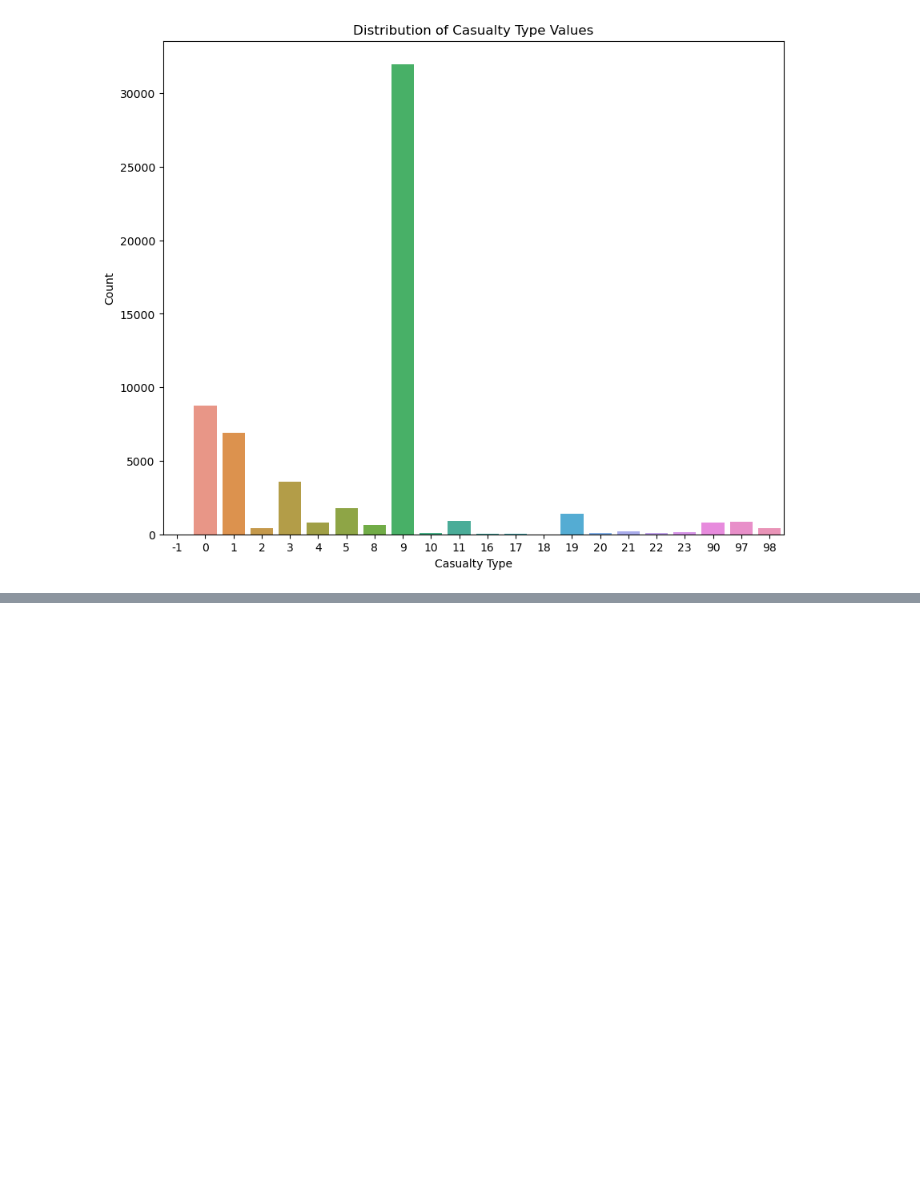
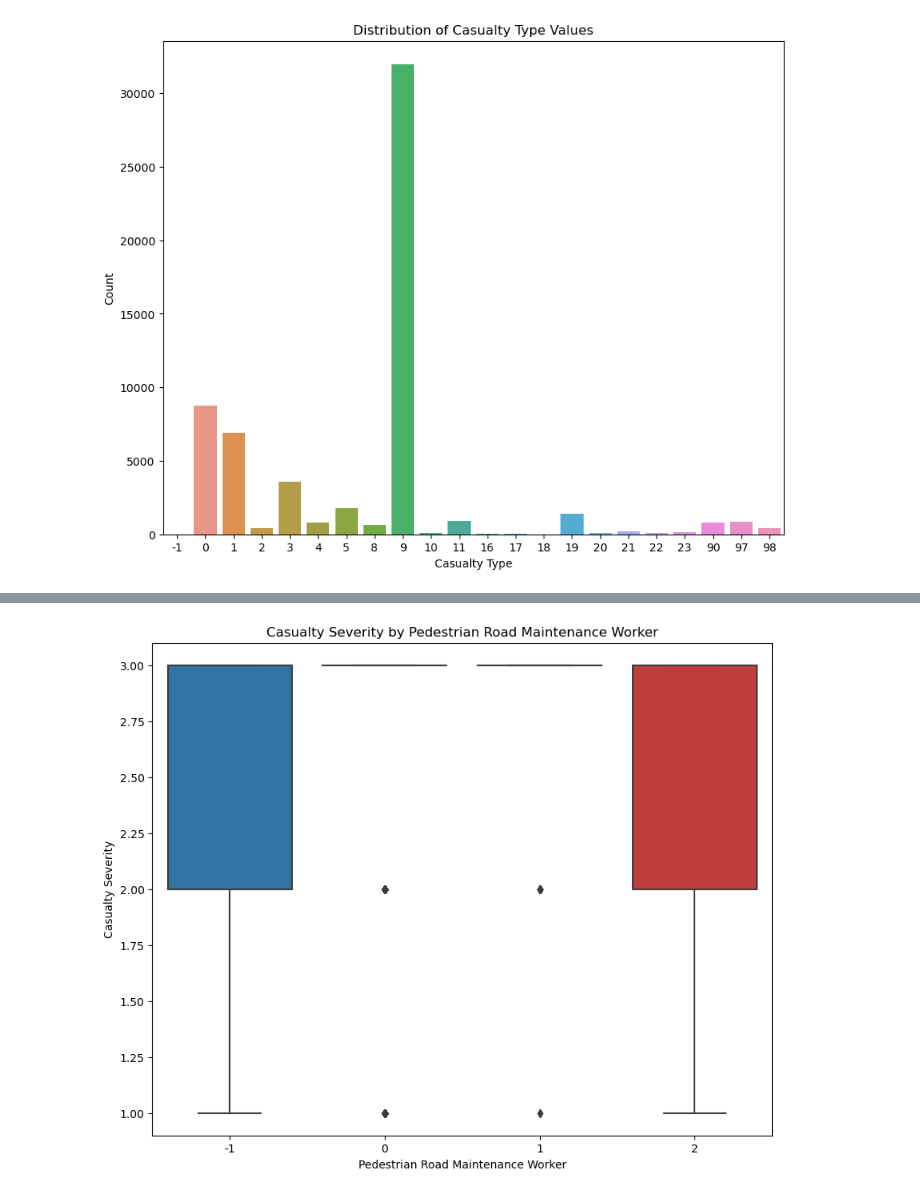
Before and after one commit to raj-rajat/Road-Accidents-Data--2022, a Jupyter notebook: road-accidents-data-2022.ipynb, the cells around one changed output, grey strips where cells are left out. Cells and saved outputs as stored; diff of their text form; code cells hidden in the pictures; blank space fills up the shorter version.

```diff
--- a/road-accidents-data-2022.ipynb
+++ b/road-accidents-data-2022.ipynb
@@ -463,0 +484,10 @@ plt.show()
+# %%
+# Plot the relationship between pedestrian road maintenance worker and casualty severity
+plt.figure(figsize=(10, 8))
+sns.boxplot(x='pedestrian_road_maintenance_worker', y='casualty_severity', data=df_clean)
+plt.title('Casualty Severity by Pedestrian Road Maintenance Worker')
+plt.xlabel('Pedestrian Road Maintenance Worker')
+plt.ylabel('Casualty Severity')
+plt.show()
+# %% [output]
+[figure, added]
```
Also changed, not shown: parts of 30 cells of this notebook.
